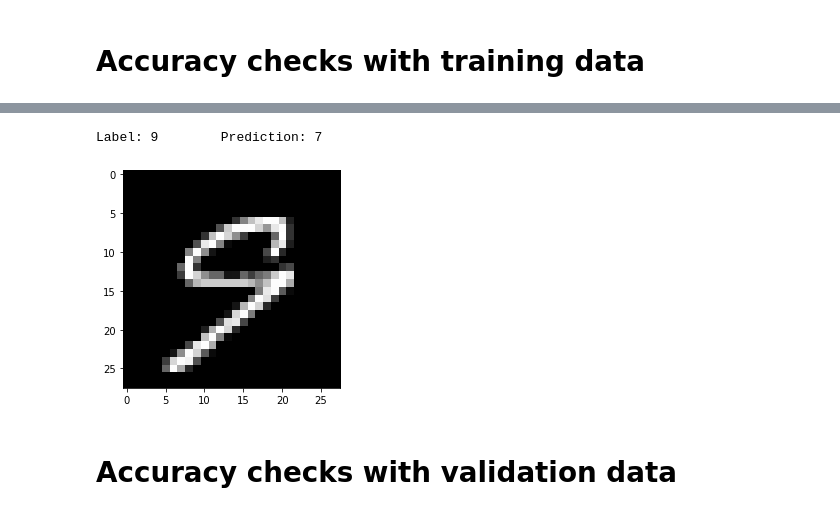
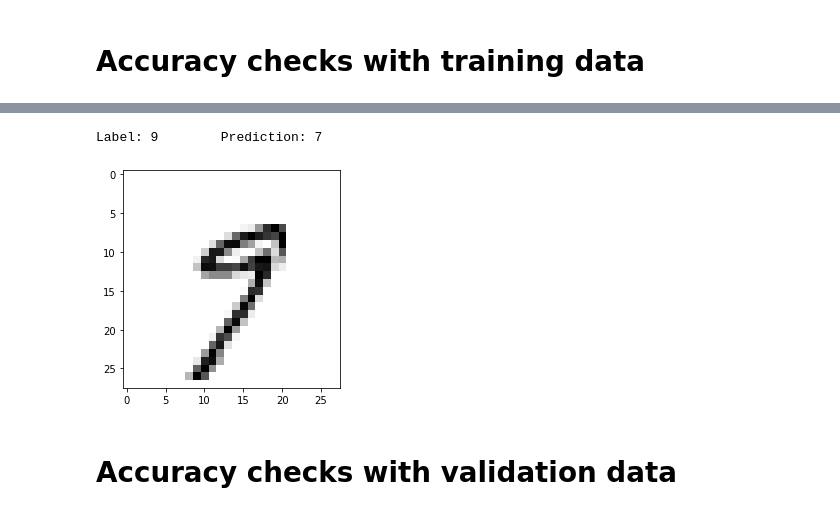
Before and after one commit to ivianrr/toy-neural-network, a Jupyter notebook: mininetwork.ipynb, the cells around one changed output, grey strips where cells are left out. Saved outputs shown, nothing was run; the diff lists cells and outputs as text; code cells hidden in the pictures.

```diff
--- a/mininetwork.ipynb
+++ b/mininetwork.ipynb
@@ -191,11 +191,11 @@ ID      Label   Prediction      Error
 # %%
-n=59939
-plt.imshow(data_train[:,n].reshape(nrows,ncols), cmap='gray')
+n=59942
+plt.imshow(data_train[:,n].reshape(nrows,ncols), cmap='gray_r')
 print(f"Label: {labels_train[n]}\tPrediction: {predictions_train[n]}")
 plt.show()
 # %% [output]
 Label: 9        Prediction: 7
-[figure, old version]
+[figure, new version]
 # %% [markdown]
 # Accuracy checks with validation data
 # %%
```
Also changed, not shown: parts of 6 cells of this notebook.
